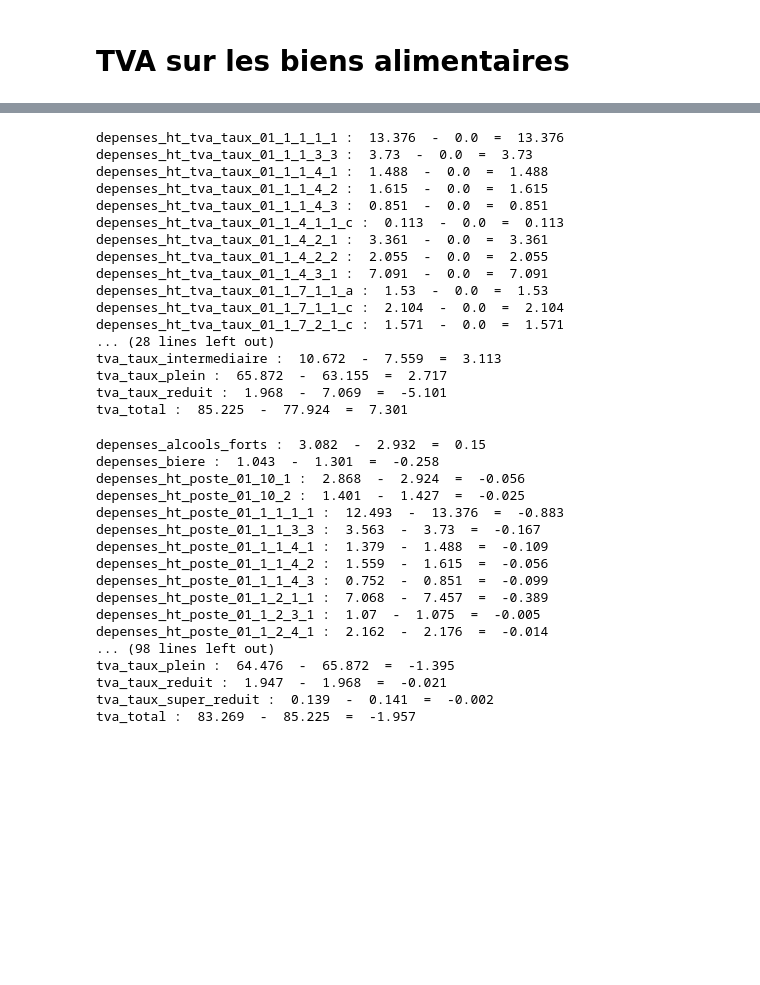
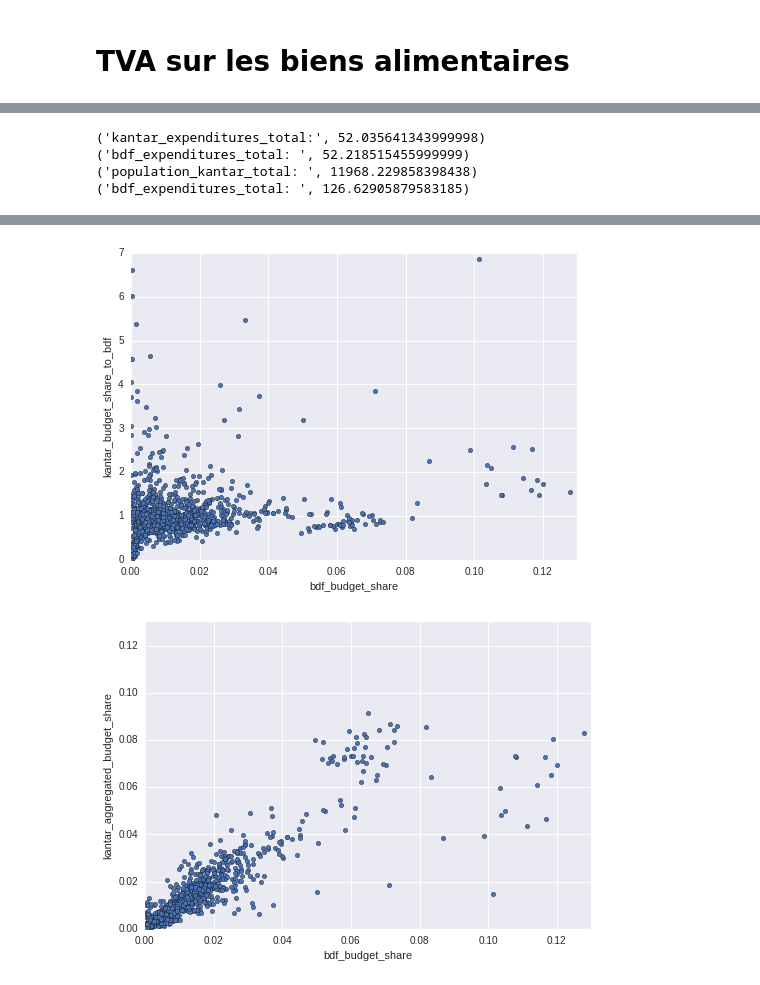
Before and after one commit to openfisca/openfisca-france-indirect-taxation, a Jupyter notebook: openfisca_france_indirect_taxation/examples/notebooks/alimentation.ipynb, the cells around one changed output, grey strips where cells are left out. Drawn from its saved outputs; the diff is of its cells as text; code cells hidden in the pictures; blank space fills up the shorter version.

```diff
--- a/openfisca_france_indirect_taxation/examples/notebooks/alimentation.ipynb
+++ b/openfisca_france_indirect_taxation/examples/notebooks/alimentation.ipynb
@@ -14,7 +19,14 @@ from openfisca_france_indirect_taxation.build_survey_data.calibration_aliss impo
 # %%
-year = 2014
-data_year = 2011
-reform_key = 'aliss_sante'
-scenario_kwargs = dict(year = year, data_year = 2011, reform_key = reform_key)
-survey_scenario = SurveyScenario.create(**scenario_kwargs)
-#
+def build_scenarios(reform_key = 'aliss_sante'):
+    year = 2014
+    data_year = 2011
+    scenario_kwargs = dict(year = year, data_year = 2011, reform_key = reform_key)
+    survey_scenario = SurveyScenario.create(**scenario_kwargs)
+    #
+    adjusted_scenario_kwargs = dict(scenario_kwargs)
+    adjusted_scenario_kwargs.update(dict(
+        data_year = None,
+        input_data_frame = get_adjusted_input_data_frame(reform_key = reform_key[6:])
+        ))
+    adjusted_survey_scenario = SurveyScenario.create(**adjusted_scenario_kwargs)
+    return survey_scenario, adjusted_survey_scenario
@@ -36,0 +33,7 @@ This will change in a future version of pandas, use inplace=True to avoid this w
+# %%
+survey_scenario, adjusted_survey_scenario = build_scenarios()
+# %% [output]
+('kantar_expenditures_total:', 52.035641343999998)
+('bdf_expenditures_total: ', 52.218515455999999)
+('population_kantar_total: ', 11968.229858398438)
+('bdf_expenditures_total: ', 126.62905879583185)
@@ -37,3 +44,5 @@ This will change in a future version of pandas, use inplace=True to avoid this w
+[figure, added]
+[figure, added]
 # %%
 alimentation_domicile_hors_alcool = [
     "depenses_ht_{}".format(key) for key in survey_scenario.tax_benefit_system.column_by_name.keys() \
@@ -92,44 +120,0 @@ assert aggregates['poste_agrege_02'] - reference_aggregates['poste_agrege_02'] <
-# %%
-for key in sorted(aggregates.keys()):
-    if round(aggregates[key] - reference_aggregates[key], 3) != 0:
-         print key, ': ', round(aggregates[key], 3), ' - ', round(reference_aggregates[key], 3), ' = ', round(aggregates[key] - reference_aggregates[key], 3)
-# %% [output]
-depenses_ht_tva_taux_01_1_1_1_1 :  13.376  -  0.0  =  13.376
-depenses_ht_tva_taux_01_1_1_3_3 :  3.73  -  0.0  =  3.73
-depenses_ht_tva_taux_01_1_1_4_1 :  1.488  -  0.0  =  1.488
-depenses_ht_tva_taux_01_1_1_4_2 :  1.615  -  0.0  =  1.615
-depenses_ht_tva_taux_01_1_1_4_3 :  0.851  -  0.0  =  0.851
-depenses_ht_tva_taux_01_1_4_1_1_c :  0.113  -  0.0  =  0.113
-depenses_ht_tva_taux_01_1_4_2_1 :  3.361  -  0.0  =  3.361
-depenses_ht_tva_taux_01_1_4_2_2 :  2.055  -  0.0  =  2.055
-depenses_ht_tva_taux_01_1_4_3_1 :  7.091  -  0.0  =  7.091
-depenses_ht_tva_taux_01_1_7_1_1_a :  1.53  -  0.0  =  1.53
-depenses_ht_tva_taux_01_1_7_1_1_c :  2.104  -  0.0  =  2.104
-depenses_ht_tva_taux_01_1_7_2_1_c :  1.571  -  0.0  =  1.571
-... (28 lines left out)
-tva_taux_intermediaire :  10.672  -  7.559  =  3.113
-tva_taux_plein :  65.872  -  63.155  =  2.717
-tva_taux_reduit :  1.968  -  7.069  =  -5.101
-tva_total :  85.225  -  77.924  =  7.301
-# %%
-for key in sorted(aggregates.keys()):
-    if round(adjusted_aggregates[key] - aggregates[key], 3) != 0:
-         print key, ': ', round(adjusted_aggregates[key], 3), ' - ', round(aggregates[key], 3), ' = ', round(adjusted_aggregates[key] - aggregates[key], 3)
-# %% [output]
-depenses_alcools_forts :  3.082  -  2.932  =  0.15
-depenses_biere :  1.043  -  1.301  =  -0.258
-depenses_ht_poste_01_10_1 :  2.868  -  2.924  =  -0.056
-depenses_ht_poste_01_10_2 :  1.401  -  1.427  =  -0.025
-depenses_ht_poste_01_1_1_1_1 :  12.493  -  13.376  =  -0.883
-depenses_ht_poste_01_1_1_3_3 :  3.563  -  3.73  =  -0.167
-depenses_ht_poste_01_1_1_4_1 :  1.379  -  1.488  =  -0.109
-depenses_ht_poste_01_1_1_4_2 :  1.559  -  1.615  =  -0.056
-depenses_ht_poste_01_1_1_4_3 :  0.752  -  0.851  =  -0.099
-depenses_ht_poste_01_1_2_1_1 :  7.068  -  7.457  =  -0.389
-depenses_ht_poste_01_1_2_3_1 :  1.07  -  1.075  =  -0.005
-depenses_ht_poste_01_1_2_4_1 :  2.162  -  2.176  =  -0.014
-... (98 lines left out)
-tva_taux_plein :  64.476  -  65.872  =  -1.395
-tva_taux_reduit :  1.947  -  1.968  =  -0.021
-tva_taux_super_reduit :  0.139  -  0.141  =  -0.002
-tva_total :  83.269  -  85.225  =  -1.957
```
Also changed, not shown: parts of 21 cells of this notebook, 2 other files.
